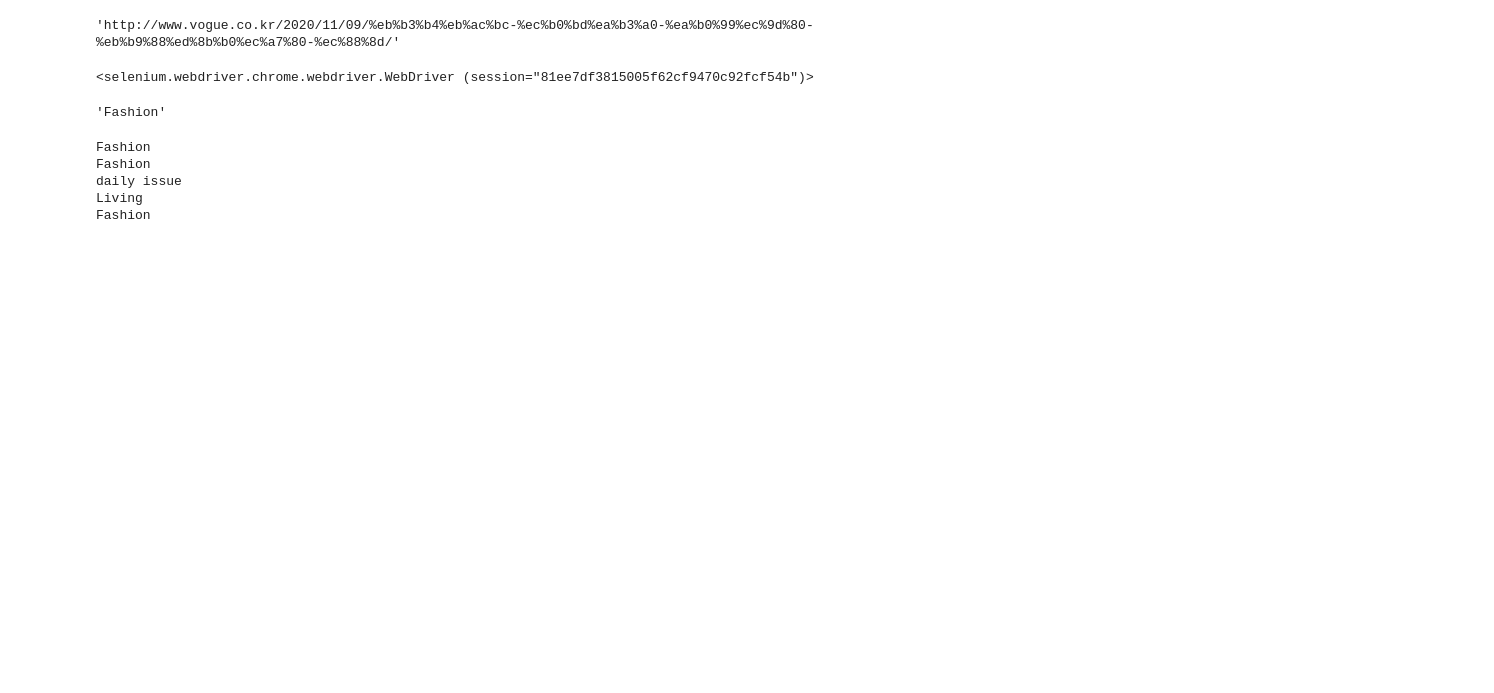
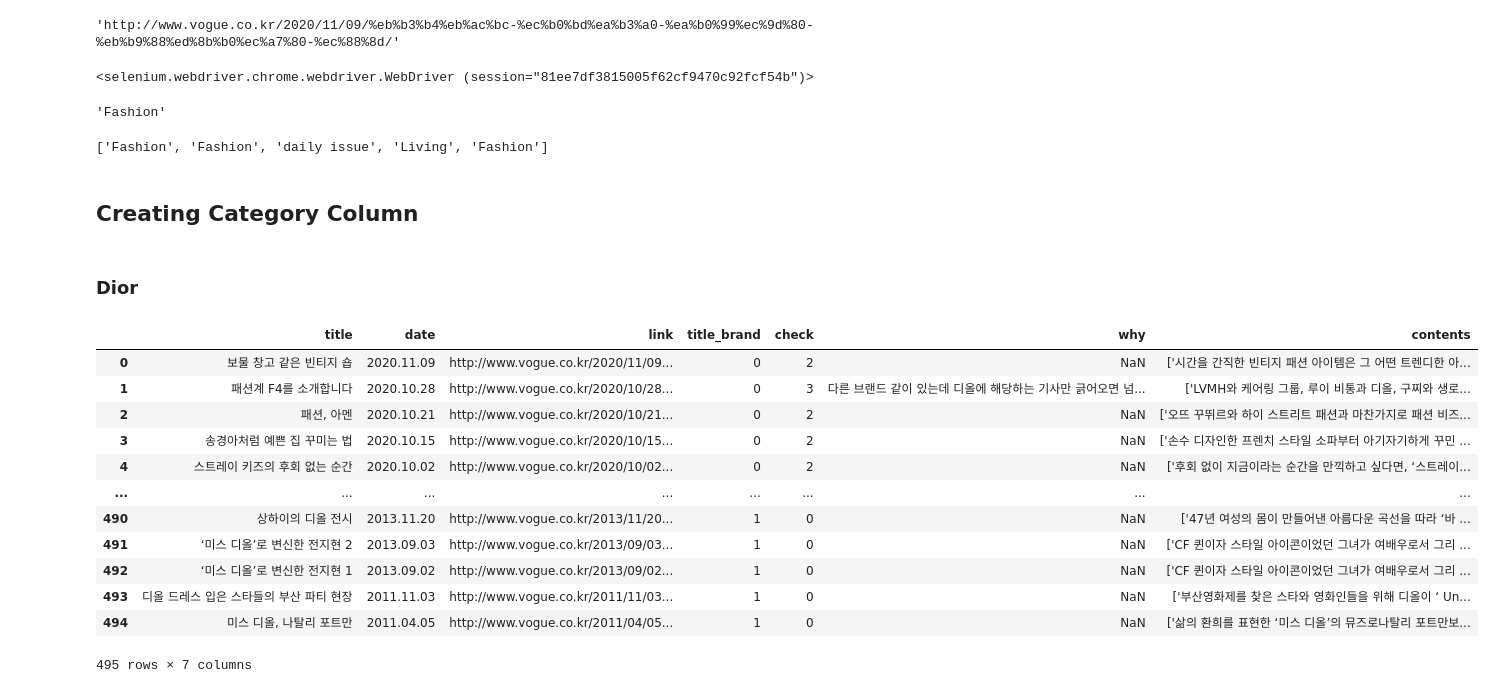
Before and after one commit to rosyminty/BLANDE, a Jupyter notebook: Vogue_Category.ipynb, the cells around one changed output. Drawn from its saved outputs; the diff is of its cells as text; code cells hidden in the pictures; blank space fills up the shorter version.

```diff
--- a/Vogue_Category.ipynb
+++ b/Vogue_Category.ipynb
@@ -50,10 +51,31 @@ for i in range(5) :
     cUrl = V_D_c['link'][i]
     driver.get(cUrl)
     c = driver.find_element_by_css_selector('div.post-cate-txt').text
-    print(c)
+#     print(c)
+    category.append(c)
-# %% [output]
-Fashion
-Fashion
-daily issue
-Living
-Fashion
+# %%
+category
+# %% [output]
+['Fashion', 'Fashion', 'daily issue', 'Living', 'Fashion']
+# %% [markdown]
+## Creating Category Column
+# %% [markdown]
+### Dior
+# %%
+# '디올' 컬럼명 변경
+V_D_c = V_D_c.rename({'디올':'title_brand'}, axis='columns')
+V_D_c
+# %% [output]
+|  | title | date | link | title_brand | check | why | contents |
+| 0 | 보물 창고 같은 빈티지 숍 | 2020.11.09 | http://www.vogue.co.kr/2020/11/09... | 0 | 2 | NaN | ['시간을 간직한 빈티지 패션 아이템은 그 어떤 트렌디한 아... |
+| 1 | 패션계 F4를 소개합니다 | 2020.10.28 | http://www.vogue.co.kr/2020/10/28... | 0 | 3 | 다른 브랜드 같이 있는데 디올에 해당하는 기사만 긁어오면 넘... | ['LVMH와 케어링 그룹, 루이 비통과 디올, 구찌와 생로... |
+| 2 | 패션, 아멘 | 2020.10.21 | http://www.vogue.co.kr/2020/10/21... | 0 | 2 | NaN | ['오뜨 꾸뛰르와 하이 스트리트 패션과 마찬가지로 패션 비즈... |
+| 3 | 송경아처럼 예쁜 집 꾸미는 법 | 2020.10.15 | http://www.vogue.co.kr/2020/10/15... | 0 | 2 | NaN | ['손수 디자인한 프렌치 스타일 소파부터 아기자기하게 꾸민 ... |
+| 4 | 스트레이 키즈의 후회 없는 순간 | 2020.10.02 | http://www.vogue.co.kr/2020/10/02... | 0 | 2 | NaN | ['후회 없이 지금이라는 순간을 만끽하고 싶다면, ‘스트레이... |
+| ... | ... | ... | ... | ... | ... | ... | ... |
+| 490 | 상하이의 디올 전시 | 2013.11.20 | http://www.vogue.co.kr/2013/11/20... | 1 | 0 | NaN | ['47년 여성의 몸이 만들어낸 아름다운 곡선을 따라 ‘바 ... |
+| 491 | ‘미스 디올’로 변신한 전지현 2 | 2013.09.03 | http://www.vogue.co.kr/2013/09/03... | 1 | 0 | NaN | ['CF 퀸이자 스타일 아이콘이었던 그녀가 여배우로서 그리 ... |
+| 492 | ‘미스 디올’로 변신한 전지현 1 | 2013.09.02 | http://www.vogue.co.kr/2013/09/02... | 1 | 0 | NaN | ['CF 퀸이자 스타일 아이콘이었던 그녀가 여배우로서 그리 ... |
+| 493 | 디올 드레스 입은 스타들의 부산 파티 현장 | 2011.11.03 | http://www.vogue.co.kr/2011/11/03... | 1 | 0 | NaN | ['부산영화제를 찾은 스타와 영화인들을 위해 디올이 ‘ Un... |
+| 494 | 미스 디올, 나탈리 포트만 | 2011.04.05 | http://www.vogue.co.kr/2011/04/05... | 1 | 0 | NaN | ['삶의 환희를 표현한 ‘미스 디올’의 뮤즈로나탈리 포트만보... |
+495 rows × 7 columns
```
Also changed, not shown: parts of 12 cells of this notebook.
